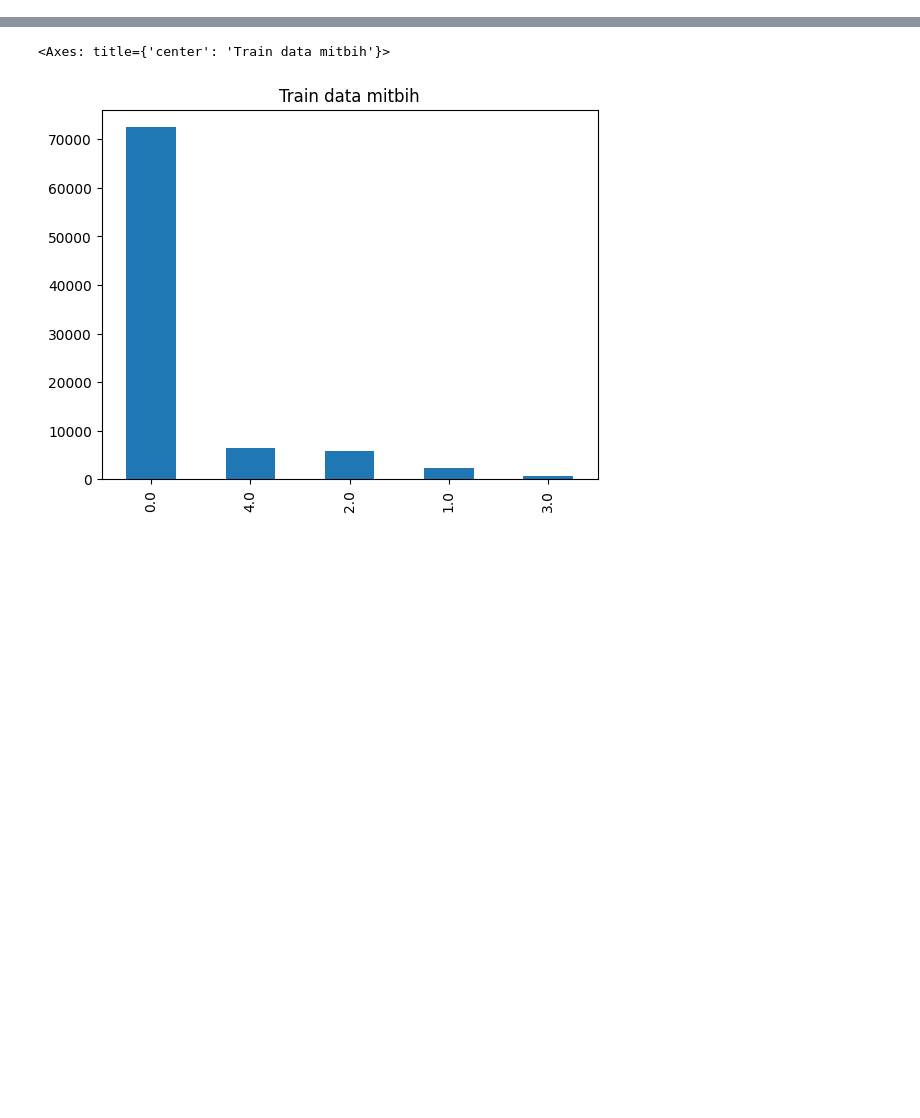
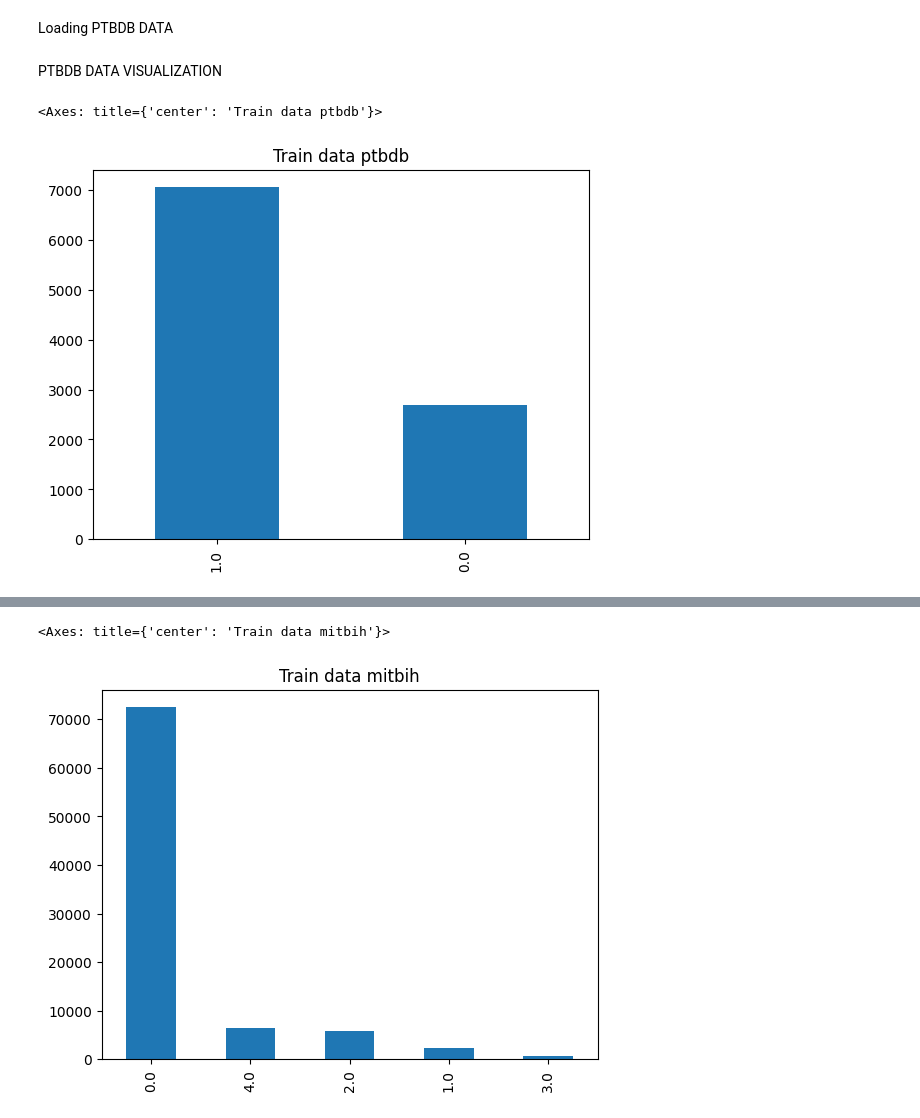
Before and after one commit to iandreileo/machine-learning-homework, a Jupyter notebook: homework_mitbih.ipynb, the cells around one changed output, grey strips where cells are left out. Cells and saved outputs as stored; diff of their text form; code cells hidden in the pictures; blank space fills up the shorter version.

```diff
--- a/homework_mitbih.ipynb
+++ b/homework_mitbih.ipynb
@@ -38,0 +37,32 @@ test_x_mitbih, test_y_mitbih = load_data(
+# %% [markdown]
+Loading PTBDB DATA
+# %%
+# load ptbdb data
+ptbdb_normal_x, ptbdb_normal_y = load_data(
+    "./datasets/ecg/ptbdb_normal.csv"
+)
+
+ptbdb_abnormal_x, ptbdb_abnormal_y = load_data(
+    "./datasets/ecg/ptbdb_abnormal.csv"
+)
+
+# merge the data and labels
+x_ptbdb = np.concatenate((ptbdb_normal_x, ptbdb_abnormal_x))
+y_ptbdb = np.concatenate((ptbdb_normal_y, ptbdb_abnormal_y))
+
+# split the data into train and test using
+train_x_ptbdb, test_x_ptbdb, train_y_ptbdb, test_y_ptbdb = train_test_split(x_ptbdb, y_ptbdb, test_size=0.33, random_state=42)
+# %% [markdown]
+PTBDB DATA VISUALIZATION
+# %%
+# Train data ptbdb
+
+# create a dataframe from the data and labels
+df_train_ptbdb = pd.DataFrame(train_x_ptbdb)
+df_train_ptbdb['label'] = train_y_ptbdb
+
+# create a plot bar from the dataframe using pandas.plot.bar
+df_train_ptbdb['label'].value_counts().plot.bar(title = "Train data ptbdb")
+# %% [output]
+<Axes: title={'center': 'Train data ptbdb'}>
+[figure, added]
```
Also changed, not shown: parts of 14 cells of this notebook.
